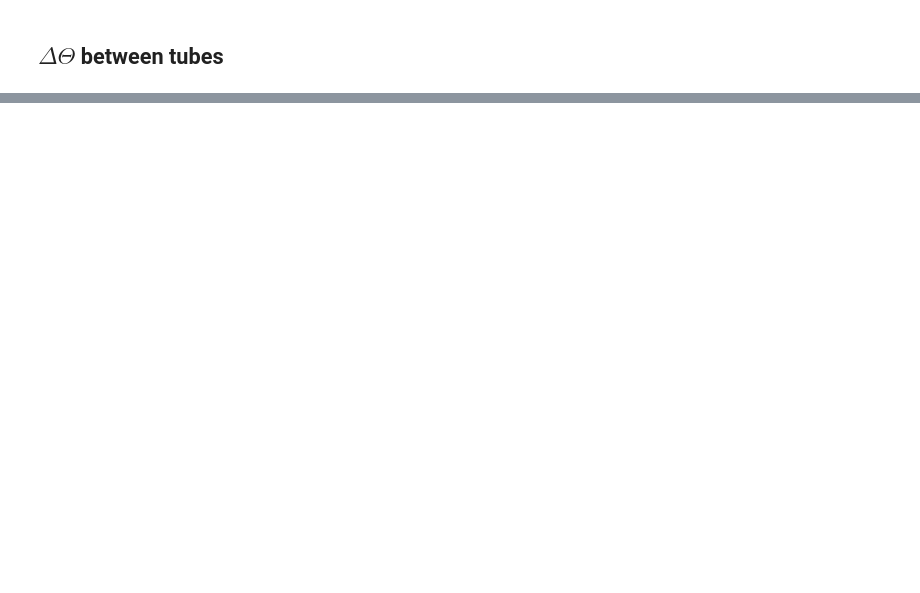
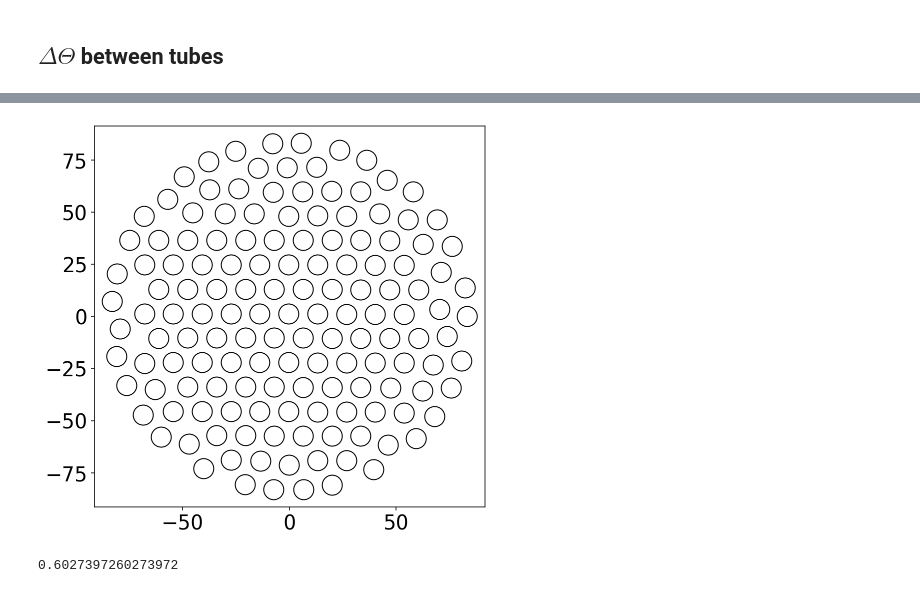
Before and after one commit to pachterlab/colosseum, a Jupyter notebook: analysis/archimedian_spiral.ipynb, the cells around one changed output, grey strips where cells are left out. Cells and saved outputs as stored; diff of their text form; code cells hidden in the pictures; blank space fills up the shorter version.

```diff
--- a/analysis/archimedian_spiral.ipynb
+++ b/analysis/archimedian_spiral.ipynb
@@ -169,0 +222,17 @@ fig.show()
+# %%
+pack = pd.read_csv('/content/colosseum/data/optimal.txt', sep=" ",header=None, names=['x', 'y'])
+# %%
+fig, ax = plt.subplots(figsize=(7,7))
+
+x = pack['x']
+y = pack['y']
+
+ax.plot(x, y, 'o', ms=20, markerfacecolor="None",markeredgecolor='black', markeredgewidth=1)
+
+fig.show()
+# %% [output]
+[figure, added]
+# %%
+88/146
+# %% [output]
+0.6027397260273972
```
Also changed, not shown: parts of 12 cells of this notebook.
